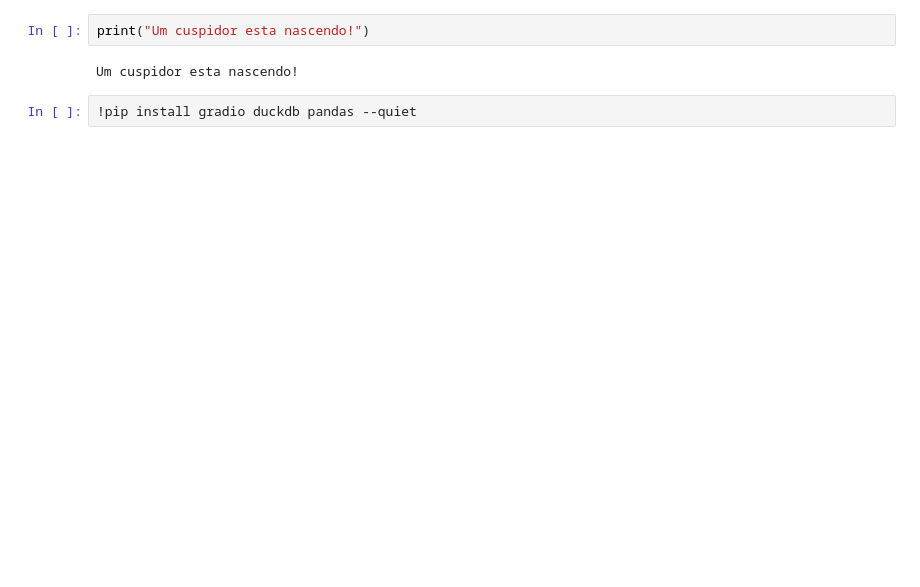
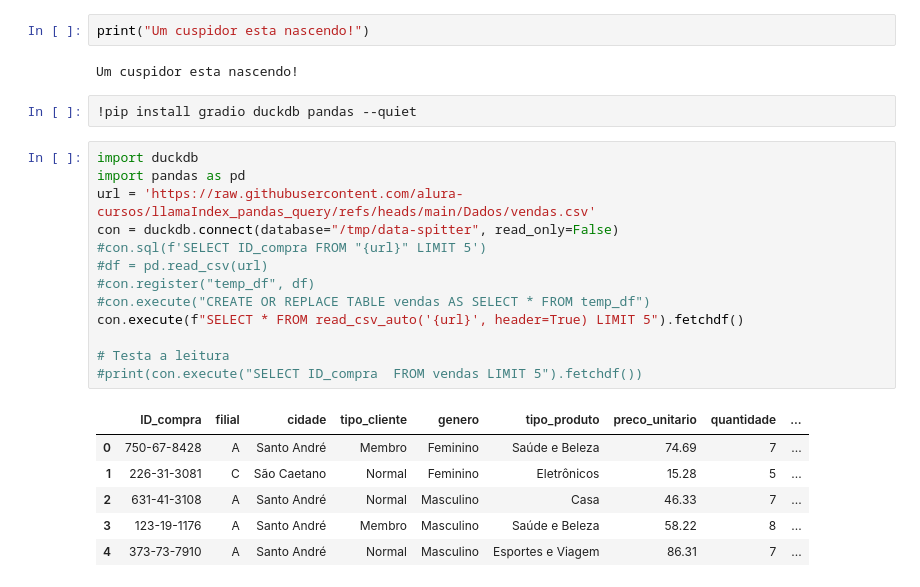
Before and after one commit to edferar/Public-Projects, a Jupyter notebook: portifolio/llm/lake-spitter.ipynb, the cells around one changed output. Saved outputs shown, nothing was run; the diff lists cells and outputs as text; blank space fills up the shorter version.

```diff
--- a/portifolio/llm/lake-spitter.ipynb
+++ b/portifolio/llm/lake-spitter.ipynb
@@ -4,3 +4,23 @@ print("Um cuspidor esta nascendo!")
 Um cuspidor esta nascendo!
 # %%
 !pip install gradio duckdb pandas --quiet
+# %%
+import duckdb
+import pandas as pd
+url = 'https://raw.githubusercontent.com/alura-cursos/llamaIndex_pandas_query/refs/heads/main/Dados/vendas.csv'
+con = duckdb.connect(database="/tmp/data-spitter", read_only=False)
+#con.sql(f'SELECT ID_compra FROM "{url}" LIMIT 5')
+#df = pd.read_csv(url)
+#con.register("temp_df", df)
+#con.execute("CREATE OR REPLACE TABLE vendas AS SELECT * FROM temp_df")
+con.execute(f"SELECT * FROM read_csv_auto('{url}', header=True) LIMIT 5").fetchdf()
+
+# Testa a leitura
+#print(con.execute("SELECT ID_compra  FROM vendas LIMIT 5").fetchdf())
+# %% [output]
+|  | ID_compra | filial | cidade | tipo_cliente | genero | tipo_produto | preco_unitario | quantidade | ... |
+| 0 | 750-67-8428 | A | Santo André | Membro | Feminino | Saúde e Beleza | 74.69 | 7 | ... |
+| 1 | 226-31-3081 | C | São Caetano | Normal | Feminino | Eletrônicos | 15.28 | 5 | ... |
+| 2 | 631-41-3108 | A | Santo André | Normal | Masculino | Casa | 46.33 | 7 | ... |
+| 3 | 123-19-1176 | A | Santo André | Membro | Masculino | Saúde e Beleza | 58.22 | 8 | ... |
+| 4 | 373-73-7910 | A | Santo André | Normal | Masculino | Esportes e Viagem | 86.31 | 7 | ... |
```
Also changed, not shown: parts of 5 cells of this notebook.
